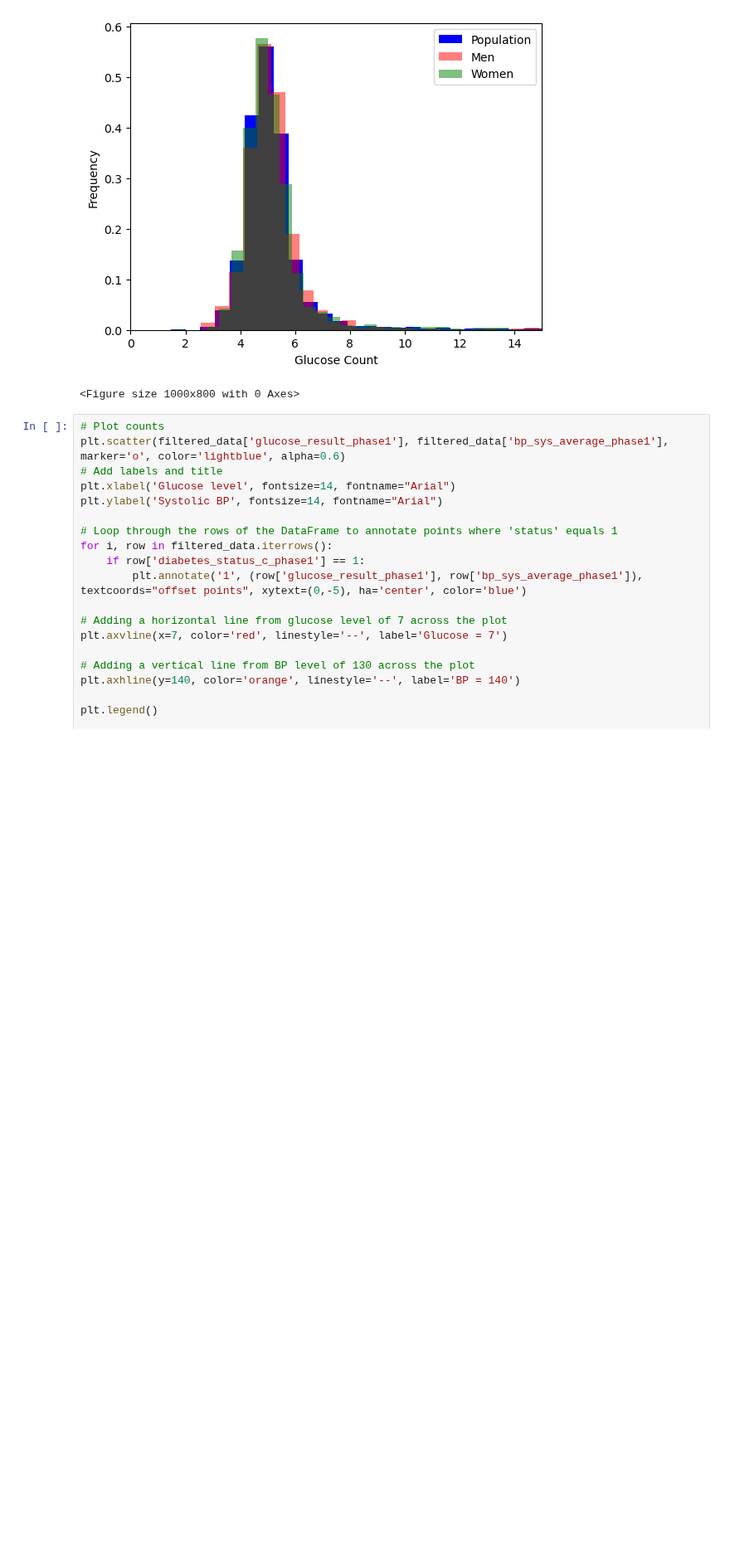
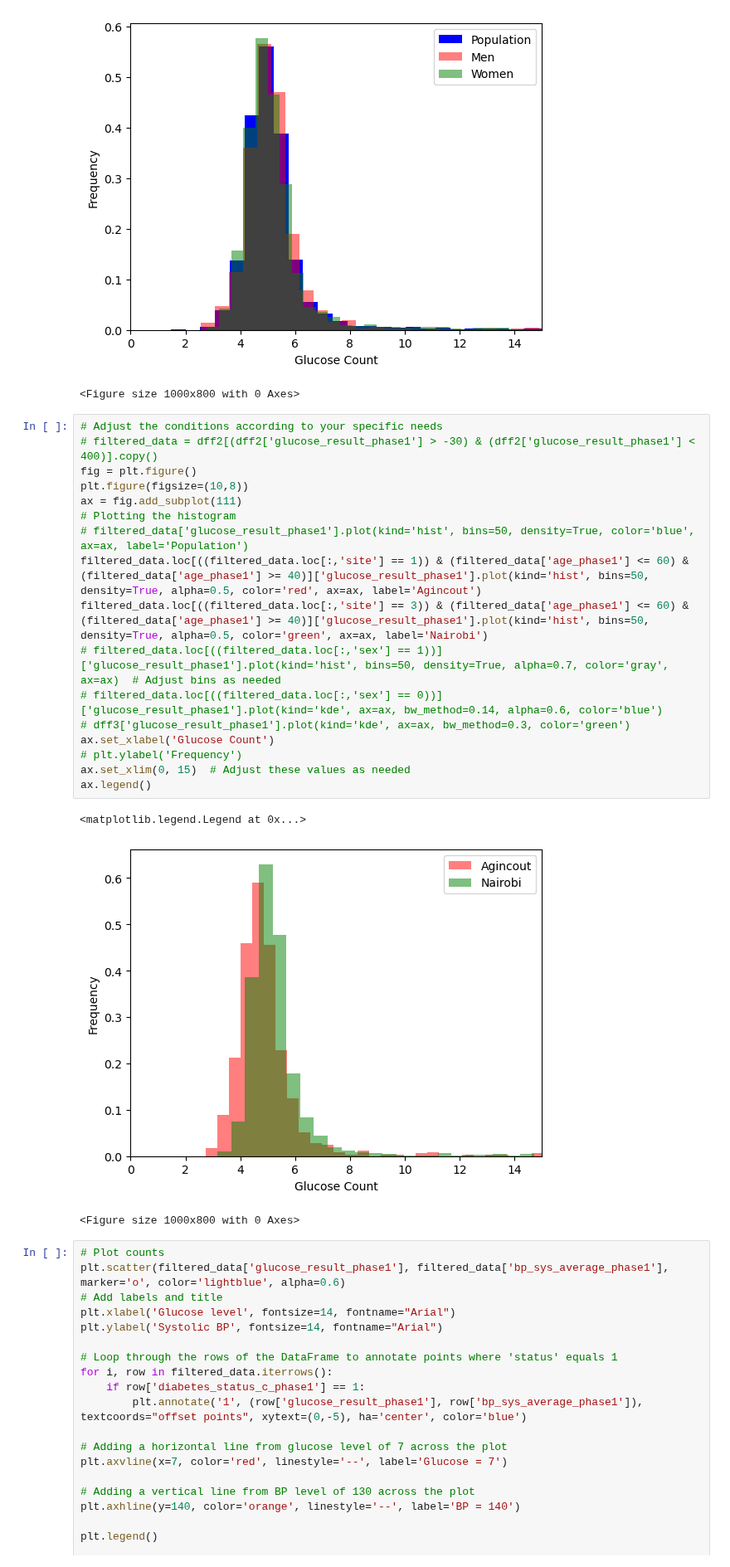
Before and after one commit to kayvinsoo7/HAALSI_work, a Jupyter notebook: mdscan-master/Berk_Jones.ipynb, the cells around one changed output. Shown at 83% size. Cells and saved outputs as stored; diff of their text form; blank space fills up the shorter version.

```diff
--- a/mdscan-master/Berk_Jones.ipynb
+++ b/mdscan-master/Berk_Jones.ipynb
@@ -117,6 +117,27 @@ ax.legend()
 <matplotlib.legend.Legend at 0x...>
 [figure]
 <Figure size 1000x800 with 0 Axes>
+# %%
+# Adjust the conditions according to your specific needs
+# filtered_data = dff2[(dff2['glucose_result_phase1'] > -30) & (dff2['glucose_result_phase1'] < 400)].copy()
+fig = plt.figure()
+plt.figure(figsize=(10,8))
+ax = fig.add_subplot(111)
+# Plotting the histogram
+# filtered_data['glucose_result_phase1'].plot(kind='hist', bins=50, density=True, color='blue', ax=ax, label='Population')
+filtered_data.loc[((filtered_data.loc[:,'site'] == 1)) & (filtered_data['age_phase1'] <= 60) & (filtered_data['age_phase1'] >= 40)]['glucose_result_phase1'].plot(kind='hist', bins=50, density=True, alpha=0.5, color='red', ax=ax, label='Agincout')
+filtered_data.loc[((filtered_data.loc[:,'site'] == 3)) & (filtered_data['age_phase1'] <= 60) & (filtered_data['age_phase1'] >= 40)]['glucose_result_phase1'].plot(kind='hist', bins=50, density=True, alpha=0.5, color='green', ax=ax, label='Nairobi')
+# filtered_data.loc[((filtered_data.loc[:,'sex'] == 1))]['glucose_result_phase1'].plot(kind='hist', bins=50, density=True, alpha=0.7, color='gray', ax=ax)  # Adjust bins as needed
+# filtered_data.loc[((filtered_data.loc[:,'sex'] == 0))]['glucose_result_phase1'].plot(kind='kde', ax=ax, bw_method=0.14, alpha=0.6, color='blue')
+# dff3['glucose_result_phase1'].plot(kind='kde', ax=ax, bw_method=0.3, color='green')
+ax.set_xlabel('Glucose Count')
+# plt.ylabel('Frequency')
+ax.set_xlim(0, 15)  # Adjust these values as needed
+ax.legend()
+# %% [output]
+<matplotlib.legend.Legend at 0x...>
+[figure, added]
+<Figure size 1000x800 with 0 Axes>
 # %%
 # Plot counts
 plt.scatter(filtered_data['glucose_result_phase1'], filtered_data['bp_sys_average_phase1'], marker='o', color='lightblue', alpha=0.6)
```
